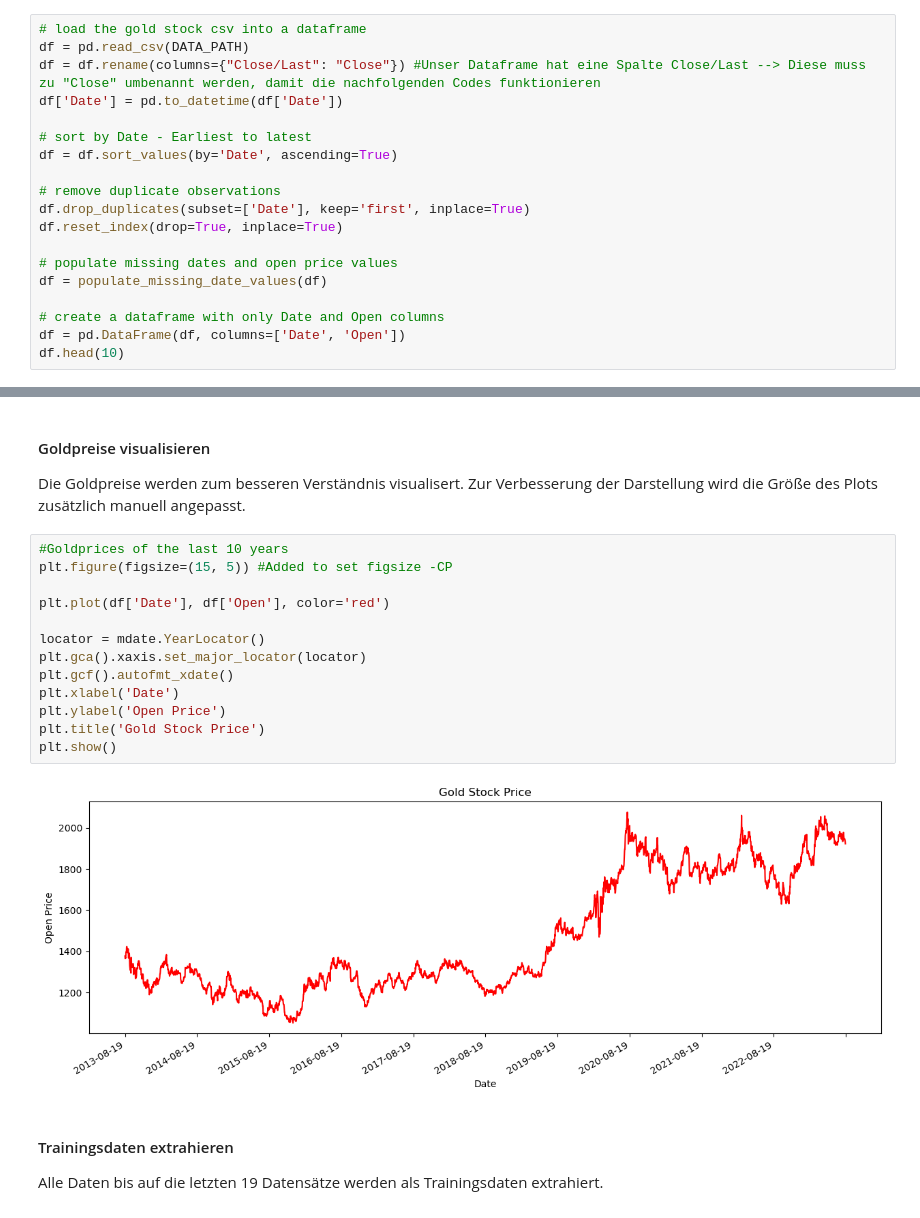
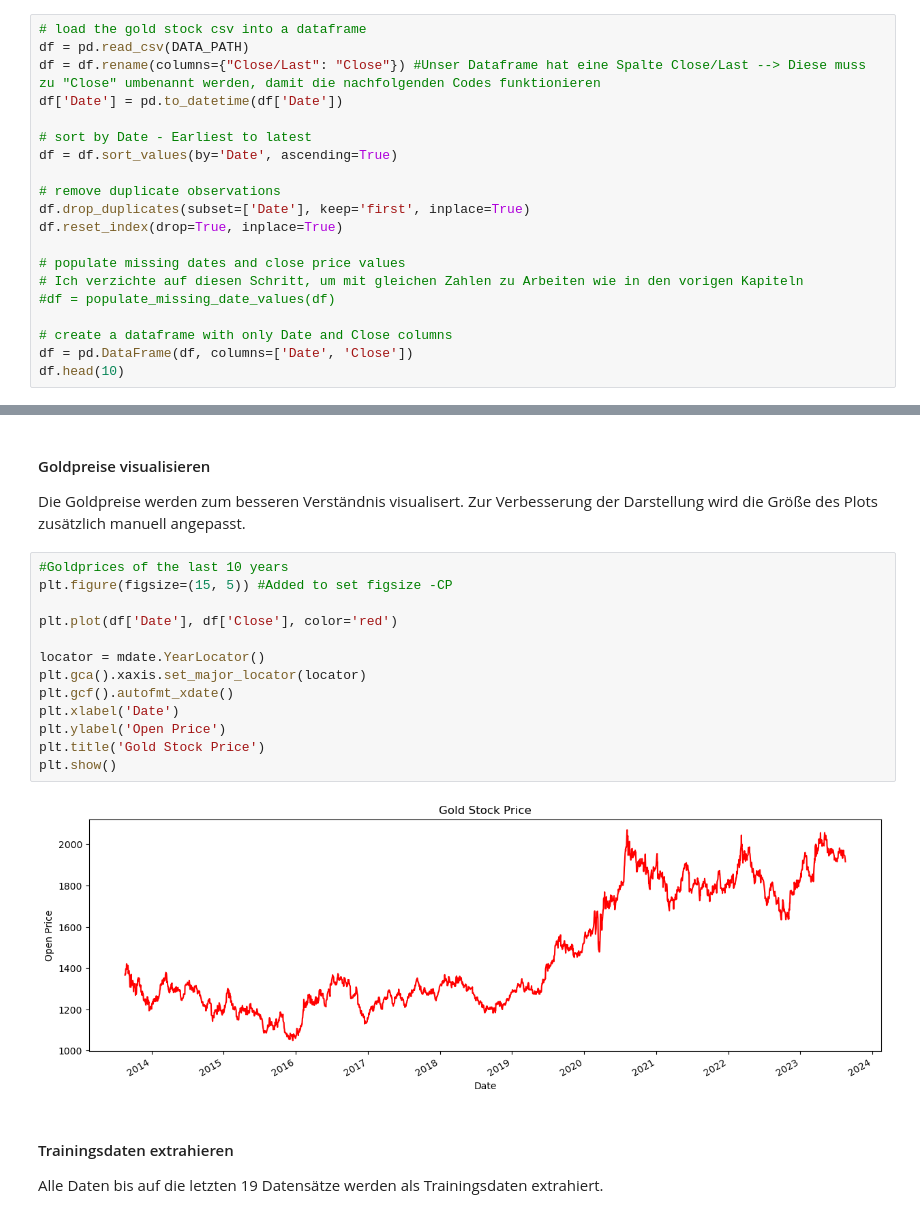
Before and after one commit to TTomczek/DL-Time-Series-Forecasting-With-RNNs, a Jupyter notebook: ausarbeitung.ipynb, the cells around one changed output, grey strips where cells are left out. Saved outputs shown, nothing was run; the diff lists cells and outputs as text.

```diff
--- a/ausarbeitung.ipynb
+++ b/ausarbeitung.ipynb
@@ -754,10 +754,11 @@ df = df.sort_values(by='Date', ascending=True)
 df.drop_duplicates(subset=['Date'], keep='first', inplace=True)
 df.reset_index(drop=True, inplace=True)
 
-# populate missing dates and open price values
-df = populate_missing_date_values(df)
+# populate missing dates and close price values
+# Ich verzichte auf diesen Schritt, um mit gleichen Zahlen zu Arbeiten wie in den vorigen Kapiteln
+#df = populate_missing_date_values(df)
 
-# create a dataframe with only Date and Open columns
-df = pd.DataFrame(df, columns=['Date', 'Open'])
+# create a dataframe with only Date and Close columns
+df = pd.DataFrame(df, columns=['Date', 'Close'])
 df.head(10)
 # %% [output]
@@ -778,18 +779,18 @@ Die Goldpreise werden zum besseren Verständnis visualisert. Zur Verbesserung de
 # %%
 #Goldprices of the last 10 years
 plt.figure(figsize=(15, 5)) #Added to set figsize -CP
 
-plt.plot(df['Date'], df['Open'], color='red')
+plt.plot(df['Date'], df['Close'], color='red')
 
 locator = mdate.YearLocator()
 plt.gca().xaxis.set_major_locator(locator)
 plt.gcf().autofmt_xdate()
 plt.xlabel('Date')
 plt.ylabel('Open Price')
 plt.title('Gold Stock Price')
 plt.show()
 # %% [output]
-[figure, old version]
+[figure, new version]
 # %% [markdown]
 #### Trainingsdaten extrahieren
 Alle Daten bis auf die letzten 19 Datensätze werden als Trainingsdaten extrahiert.
```
Also changed, not shown: parts of 19 cells of this notebook.
